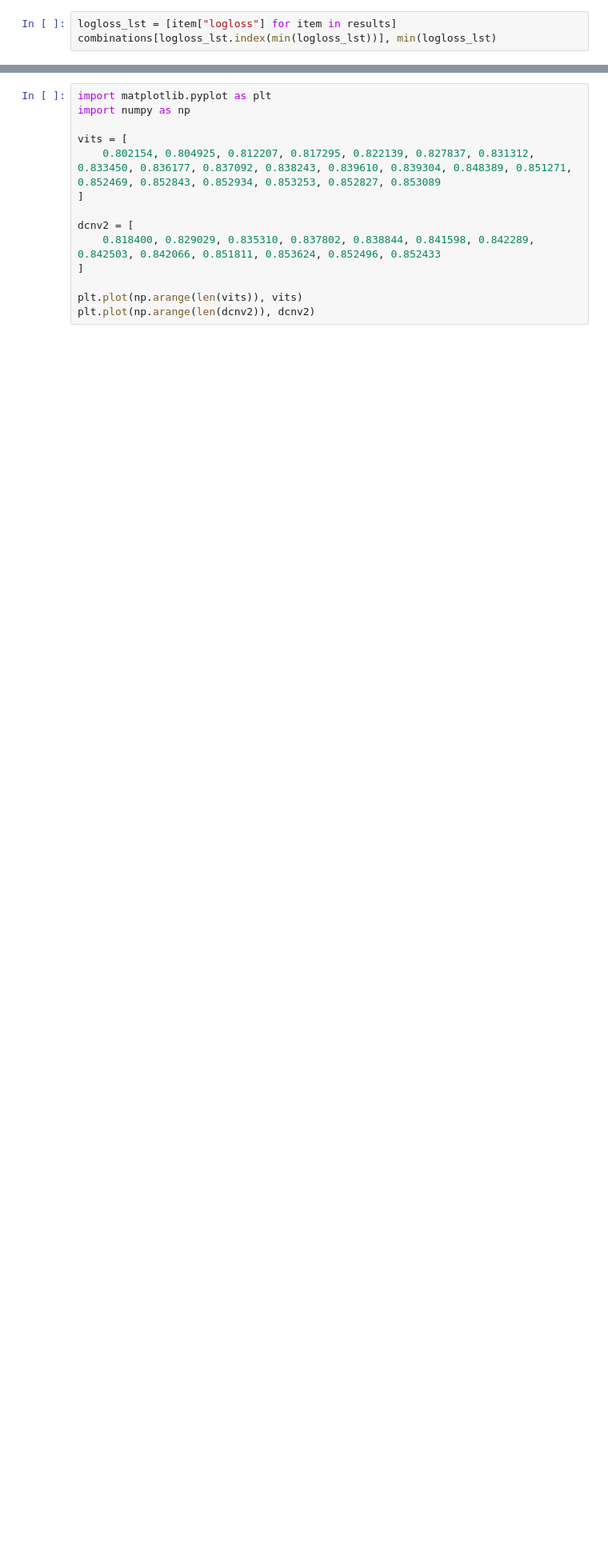
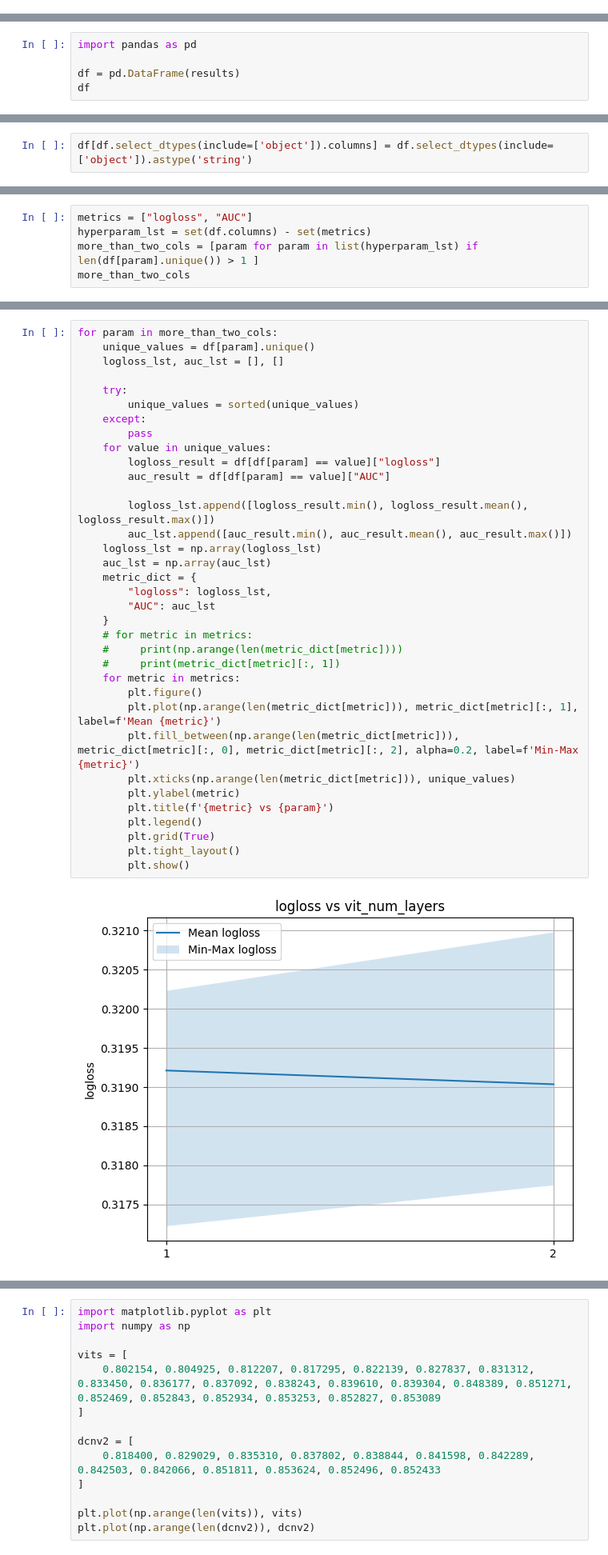
Before and after one commit to bw-99/scv, a Jupyter notebook: vis.ipynb, the cells around one changed output, grey strips where cells are left out. Shown at 80% size. Drawn from its saved outputs; the diff is of its cells as text; blank space fills up the shorter version.

Commit message:
add: visualize smarter

```diff
--- a/vis.ipynb
+++ b/vis.ipynb
@@ -137,3 +70,0 @@ combinations[auc_lst.index(max(auc_lst))], max(auc_lst)
-# %%
-logloss_lst = [item["logloss"] for item in results]
-combinations[logloss_lst.index(min(logloss_lst))], min(logloss_lst)
@@ -150,0 +111,5 @@ combinations[logloss_lst.index(min(logloss_lst))], min(logloss_lst)
+# %%
+import pandas as pd
+
+df = pd.DataFrame(results)
+df
@@ -150,0 +135,2 @@ combinations[logloss_lst.index(min(logloss_lst))], min(logloss_lst)
+# %%
+df[df.select_dtypes(include=['object']).columns] = df.select_dtypes(include=['object']).astype('string')
@@ -150,0 +142,5 @@ combinations[logloss_lst.index(min(logloss_lst))], min(logloss_lst)
+# %%
+metrics = ["logloss", "AUC"]
+hyperparam_lst = set(df.columns) - set(metrics)
+more_than_two_cols = [param for param in list(hyperparam_lst) if len(df[param].unique()) > 1 ]
+more_than_two_cols
@@ -150,0 +152,37 @@ combinations[logloss_lst.index(min(logloss_lst))], min(logloss_lst)
+# %%
+for param in more_than_two_cols:
+    unique_values = df[param].unique()
+    logloss_lst, auc_lst = [], []
+
+    try:
+        unique_values = sorted(unique_values)
+    except:
+        pass
+    for value in unique_values:
+        logloss_result = df[df[param] == value]["logloss"]
+        auc_result = df[df[param] == value]["AUC"]
+
+        logloss_lst.append([logloss_result.min(), logloss_result.mean(), logloss_result.max()])
+        auc_lst.append([auc_result.min(), auc_result.mean(), auc_result.max()])
+    logloss_lst = np.array(logloss_lst)
+    auc_lst = np.array(auc_lst)
+    metric_dict = {
+        "logloss": logloss_lst,
+        "AUC": auc_lst
+    }
+    # for metric in metrics:
+    #     print(np.arange(len(metric_dict[metric])))
+    #     print(metric_dict[metric][:, 1])
+    for metric in metrics:
+        plt.figure()
+        plt.plot(np.arange(len(metric_dict[metric])), metric_dict[metric][:, 1], label=f'Mean {metric}')
+        plt.fill_between(np.arange(len(metric_dict[metric])), metric_dict[metric][:, 0], metric_dict[metric][:, 2], alpha=0.2, label=f'Min-Max {metric}')
+        plt.xticks(np.arange(len(metric_dict[metric])), unique_values)
+        plt.ylabel(metric)
+        plt.title(f'{metric} vs {param}')
+        plt.legend()
+        plt.grid(True)
+        plt.tight_layout()
+        plt.show()
+# %% [output]
+[figure, added]
```
Also changed, not shown: parts of 14 cells of this notebook, 17 other files.
